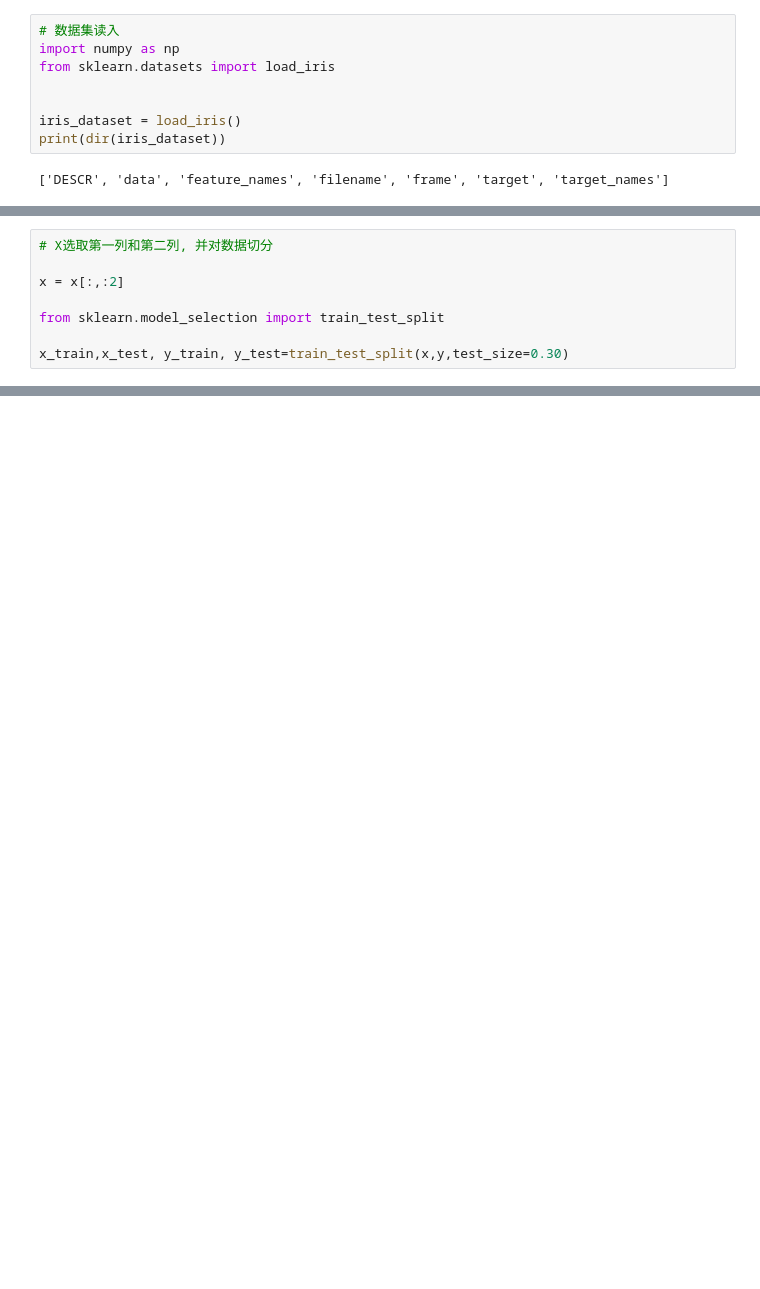
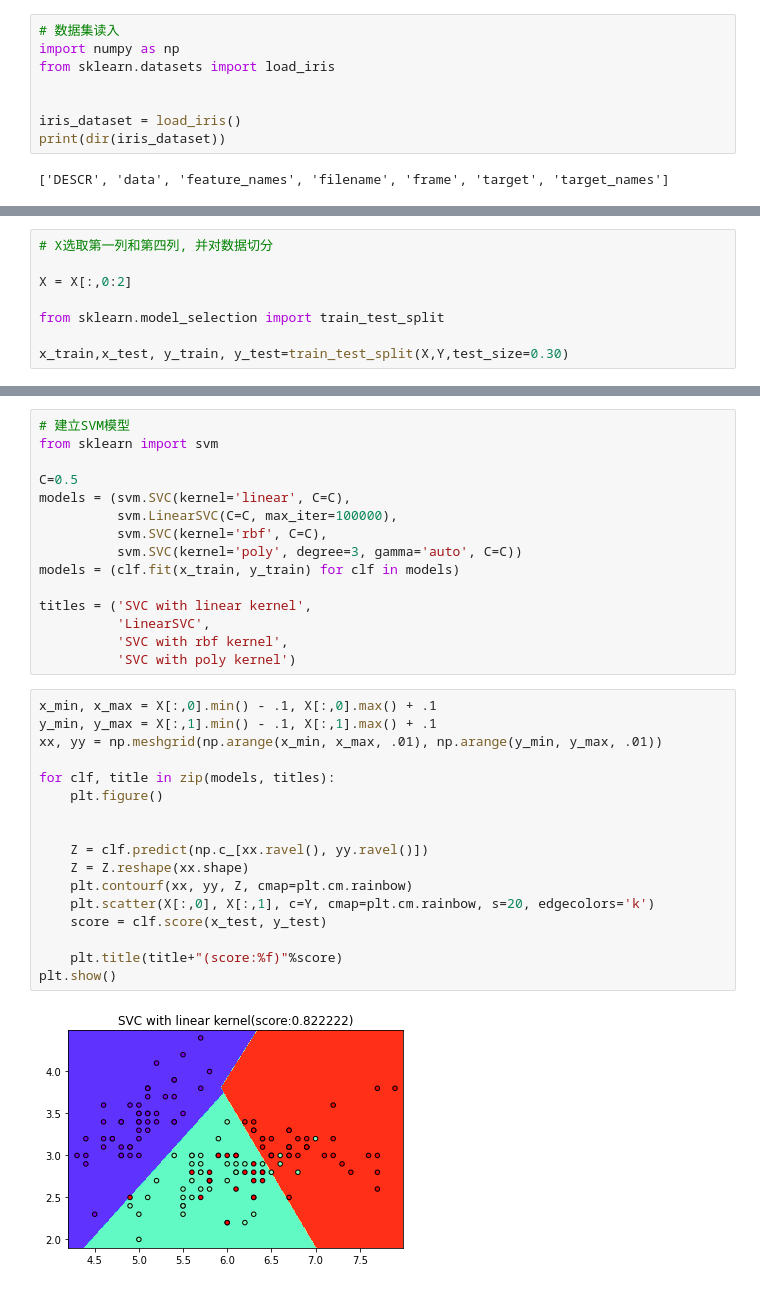
Before and after one commit to chnzzh/BIT_Tianchi, a Jupyter notebook: notebook/03支持向量机.ipynb, the cells around one changed output, grey strips where cells are left out. Saved outputs shown, nothing was run; the diff lists cells and outputs as text; blank space fills up the shorter version.

```diff
--- a/notebook/03支持向量机.ipynb
+++ b/notebook/03支持向量机.ipynb
@@ -37,8 +36,8 @@ for i in range(4):
 # %%
-# X选取第一列和第二列, 并对数据切分
+# X选取第一列和第四列, 并对数据切分
 
-x = x[:,:2]
+X = X[:,0:2]
 
 from sklearn.model_selection import train_test_split
 
-x_train,x_test, y_train, y_test=train_test_split(x,y,test_size=0.30)
+x_train,x_test, y_train, y_test=train_test_split(X,Y,test_size=0.30)
@@ -94,0 +44,34 @@ plt.show()
+# %%
+# 建立SVM模型
+from sklearn import svm
+
+C=0.5
+models = (svm.SVC(kernel='linear', C=C),
+          svm.LinearSVC(C=C, max_iter=100000),
+          svm.SVC(kernel='rbf', C=C),
+          svm.SVC(kernel='poly', degree=3, gamma='auto', C=C))
+models = (clf.fit(x_train, y_train) for clf in models)
+
+titles = ('SVC with linear kernel',
+          'LinearSVC',
+          'SVC with rbf kernel',
+          'SVC with poly kernel')
+# %%
+x_min, x_max = X[:,0].min() - .1, X[:,0].max() + .1
+y_min, y_max = X[:,1].min() - .1, X[:,1].max() + .1
+xx, yy = np.meshgrid(np.arange(x_min, x_max, .01), np.arange(y_min, y_max, .01))
+
+for clf, title in zip(models, titles):
+    plt.figure()
+
+
+    Z = clf.predict(np.c_[xx.ravel(), yy.ravel()])
+    Z = Z.reshape(xx.shape)
+    plt.contourf(xx, yy, Z, cmap=plt.cm.rainbow)
+    plt.scatter(X[:,0], X[:,1], c=Y, cmap=plt.cm.rainbow, s=20, edgecolors='k')
+    score = clf.score(x_test, y_test)
+
+    plt.title(title+"(score:%f)"%score)
+plt.show()
+# %% [output]
+[figure, added]
```
Also changed, not shown: parts of 3 cells of this notebook.
